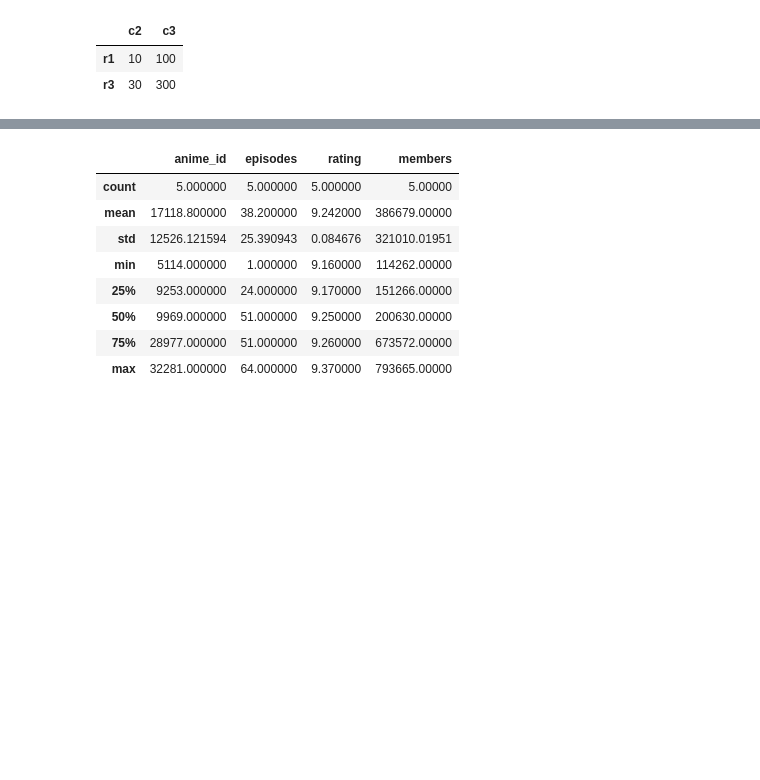
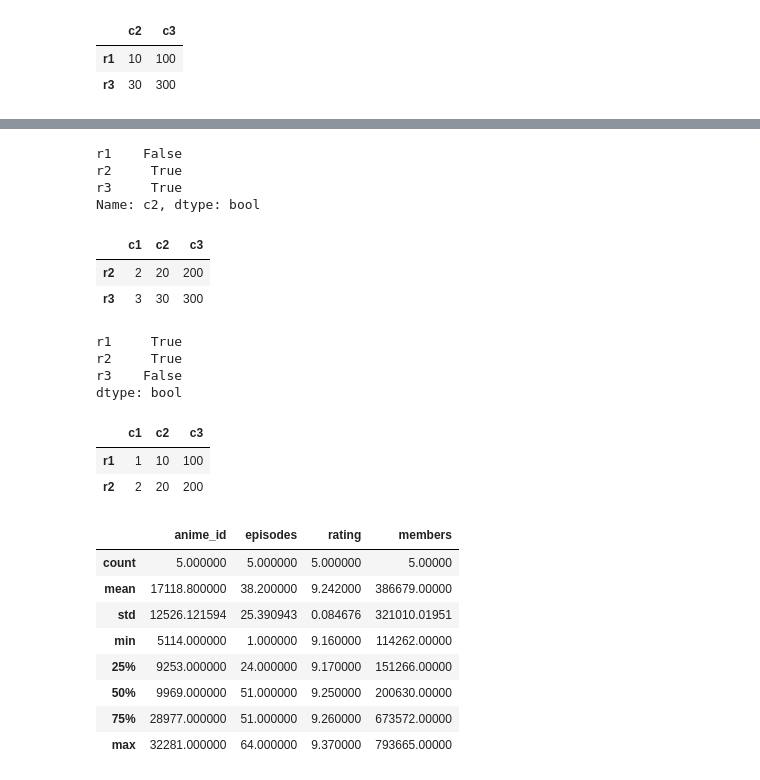
Before and after one commit to yukimura1227/trainings, a Jupyter notebook: pandas_sample/pandas_sample.ipynb, the cells around one changed output, grey strips where cells are left out. Cells and saved outputs as stored; diff of their text form; code cells hidden in the pictures; blank space fills up the shorter version.

```diff
--- a/pandas_sample/pandas_sample.ipynb
+++ b/pandas_sample/pandas_sample.ipynb
@@ -212,3 +227,33 @@ dataframe.loc[ ['r1', 'r3'], 'c2':'c3' ]
+# %%
+# dataframeから'c2'のように単一で列を取り出すとSeriesとなるが、Seriesに対する比較演算も同じようにできる
+dataframe['c2'] > 10
+# %% [output]
+r1    False
+r2     True
+r3     True
+Name: c2, dtype: bool
+# %%
+# ↑のSeriesを真偽値化したものを利用して、c2列の値が10より大きいデータを取得できる
+dataframe.loc[ dataframe['c2'] > 10 ]
+# %% [output]
+|  | c1 | c2 | c3 |
+| r2 | 2 | 20 | 200 |
+| r3 | 3 | 30 | 300 |
+# %%
+# 複合条件を作ることもできる
+(dataframe['c1'] < 3) & (dataframe['c3'] < 300)
+# %% [output]
+r1     True
+r2     True
+r3    False
+dtype: bool
+# %%
+# ↑複合条件を利用して、c1列が3より小さく、c3列が300より小さいものを取得できる
+dataframe.loc[ (dataframe['c1'] < 3) & (dataframe['c3'] < 300) ]
+# %% [output]
+|  | c1 | c2 | c3 |
+| r1 | 1 | 10 | 100 |
+| r2 | 2 | 20 | 200 |
 # %%
 anime_master_dataframe = pd.read_csv(anime_master_csv).head()
 anime_master_dataframe.describe()
```
Also changed, not shown: parts of 5 cells of this notebook.
